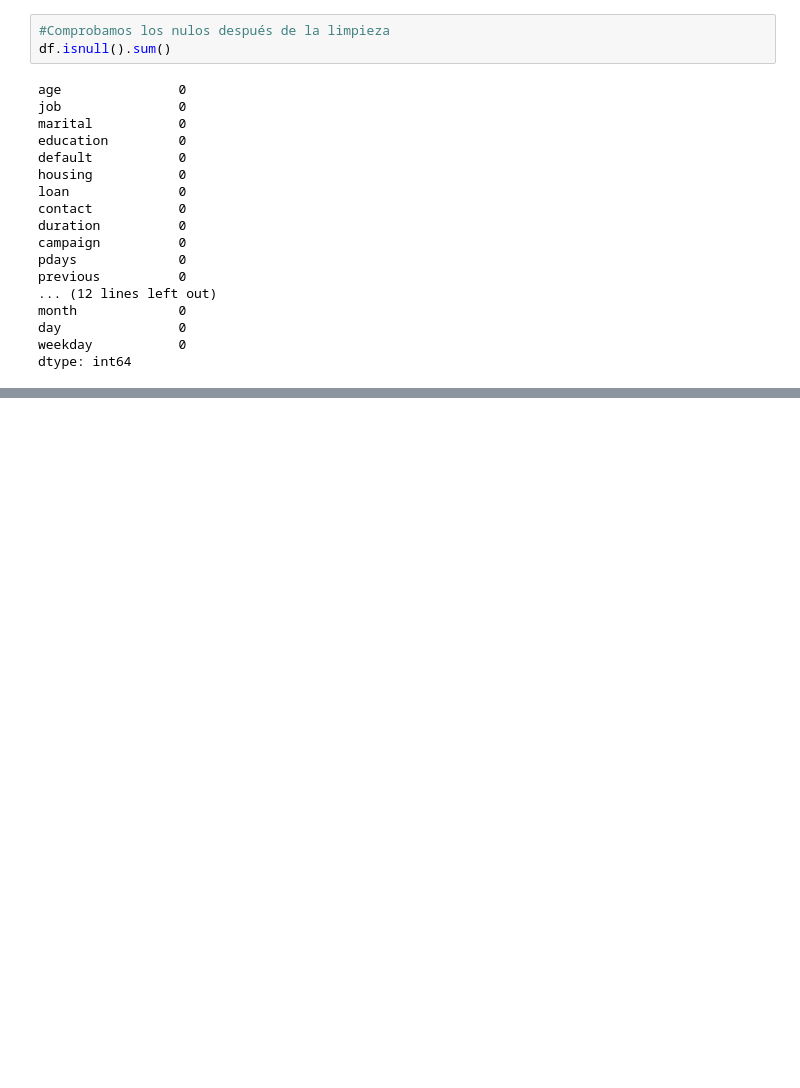
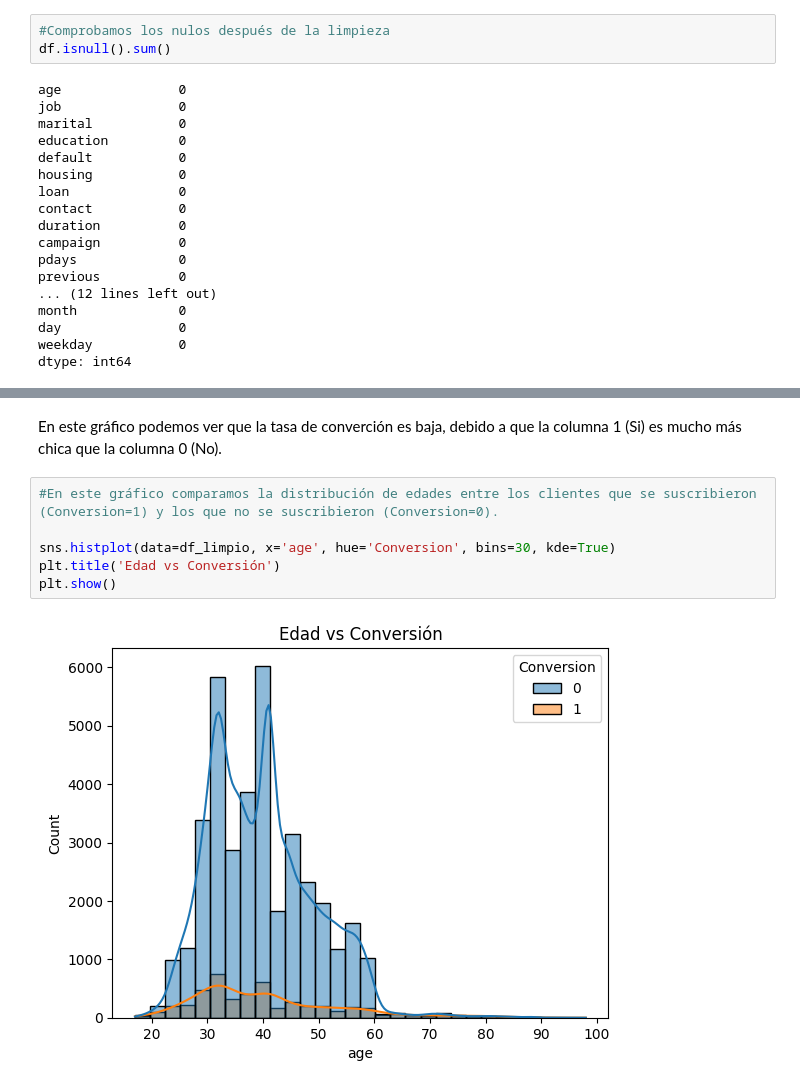
Before and after one commit to SofiaConsoli/proyecto_EDA_python, a Jupyter notebook: notebooks/analisis_eda.ipynb, the cells around one changed output, grey strips where cells are left out. Saved outputs shown, nothing was run; the diff lists cells and outputs as text; blank space fills up the shorter version.

Commit message:
analisis gráficos

```diff
--- a/notebooks/analisis_eda.ipynb
+++ b/notebooks/analisis_eda.ipynb
@@ -340,0 +414,10 @@ dtype: int64
+# %% [markdown]
+En este gráfico podemos ver que la tasa de converción es baja, debido a que la columna 1 (Si) es mucho más chica que la columna 0 (No).
+# %%
+#En este gráfico comparamos la distribución de edades entre los clientes que se suscribieron (Conversion=1) y los que no se suscribieron (Conversion=0).
+
+sns.histplot(data=df_limpio, x='age', hue='Conversion', bins=30, kde=True)
+plt.title('Edad vs Conversión')
+plt.show()
+# %% [output]
+[figure, added]
```
Also changed, not shown: parts of 32 cells of this notebook.
